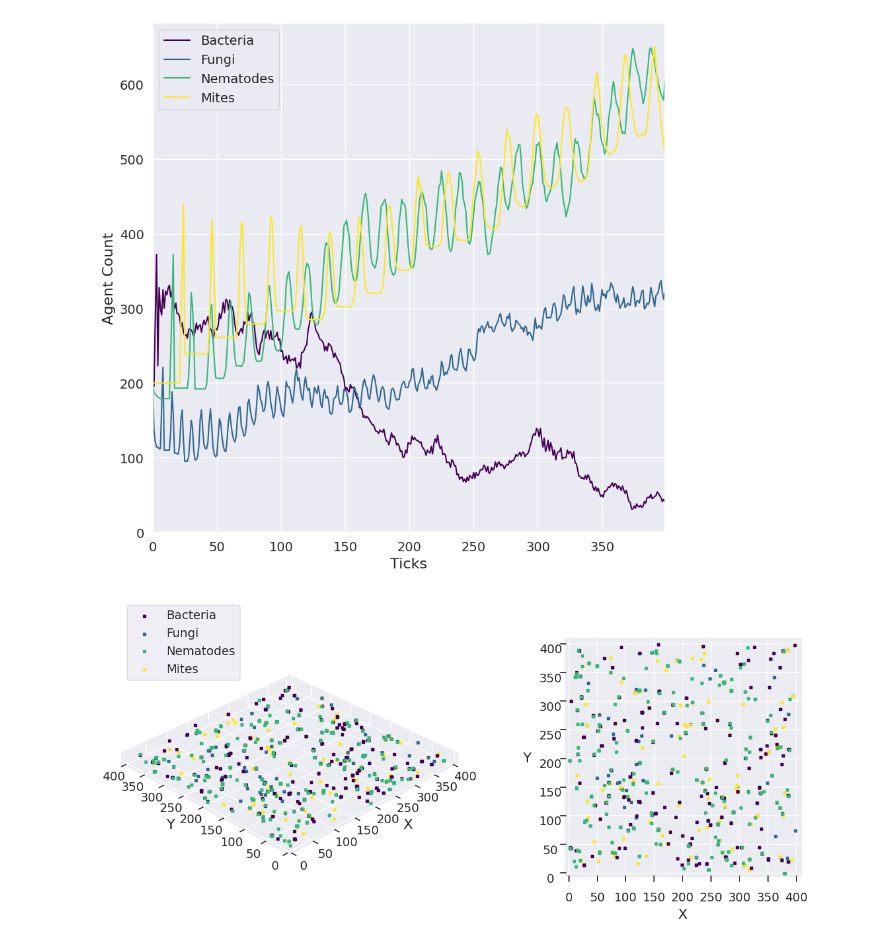
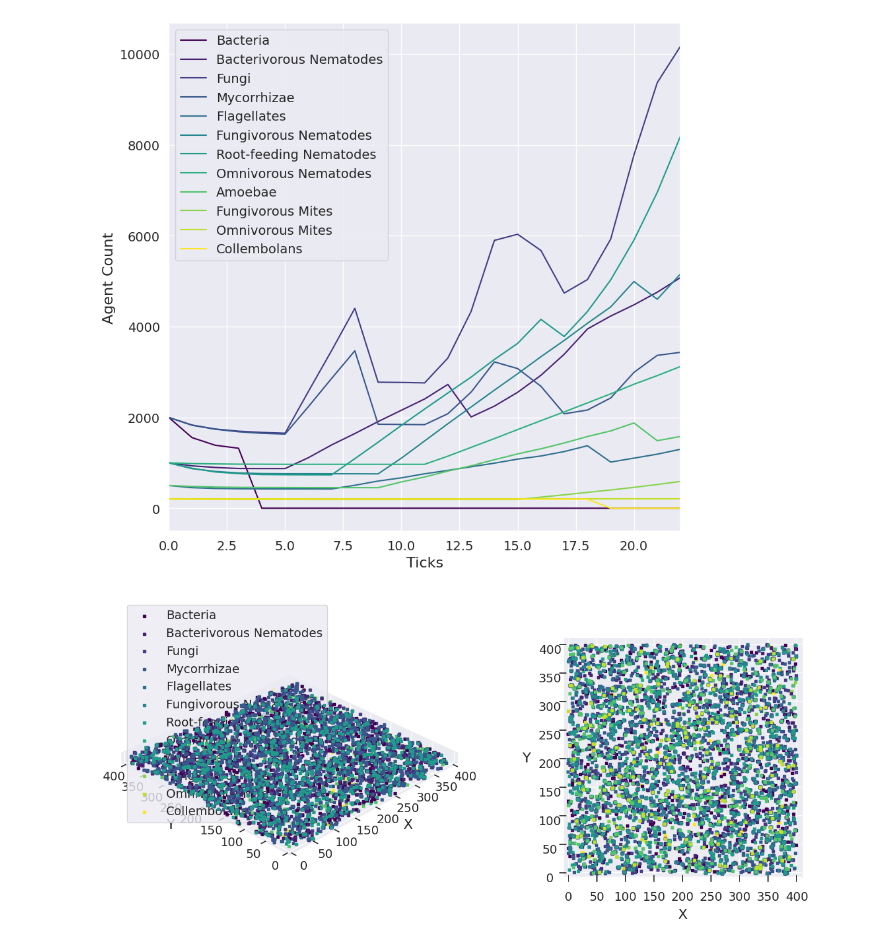
Before and after one commit to timovdk/BLOSSOM, a Jupyter notebook: packages/model/experiments/viz.ipynb, the cells around one changed output. Drawn from its saved outputs; the diff is of its cells as text; code cells hidden in the pictures.

```diff
--- a/packages/model/experiments/viz.ipynb
+++ b/packages/model/experiments/viz.ipynb
@@ -7,7 +7,7 @@ import pandas as pd
 import seaborn as sns
 sns.set_theme()
 
-filename = 'agent_log_65'
+filename = 'agent_log_15'
 vid = False
 
 x_max = 400
@@ -64,24 +91,24 @@ Mites:           200             508
 # %%
-organism_group_labels = ["Bacteria", "Fungi", "Nematodes", "Mites"]
+organism_group_labels = ["Bacteria", "Bacterivorous Nematodes", "Fungi", "Mycorrhizae", "Flagellates", "Fungivorous Nematodes", "Root-feeding Nematodes", "Omnivorous Nematodes", "Amoebae", "Fungivorous Mites", "Omnivorous Mites", "Collembolans"]
 
 fig = plt.figure(figsize=(10, 10))
 ax = fig.add_subplot()
 
 for i in range(len(counts_per_type)):
     plt.plot(
         range(len(df["tick"].unique())),
         counts_per_type[i],
         label=organism_group_labels[i],
         color=colors[i]
     )
 ax.set_xlim(0, df["tick"].max())
 ax.set_xlabel("Ticks")
 ax.set_ylabel("Agent Count")
 
 plt.legend()
 plt.show()
 # %% [output]
-[figure, old version]
+[figure, new version]
 # %%
 fig = plt.figure(figsize=(15, 15))
 #plt.rcParams.update({'text.color': "black", 'axes.labelcolor': "black", 'xtick.color': "black", 'ytick.color': "black"})
@@ -161,7 +188,7 @@ plt.show()
 
 plt.show()
 # %% [output]
-[figure, old version]
+[figure, new version]
 # %%
 import matplotlib.pyplot as plt
 import numpy as np
```
Also changed, not shown: parts of 2 cells of this notebook, 4 other files.
